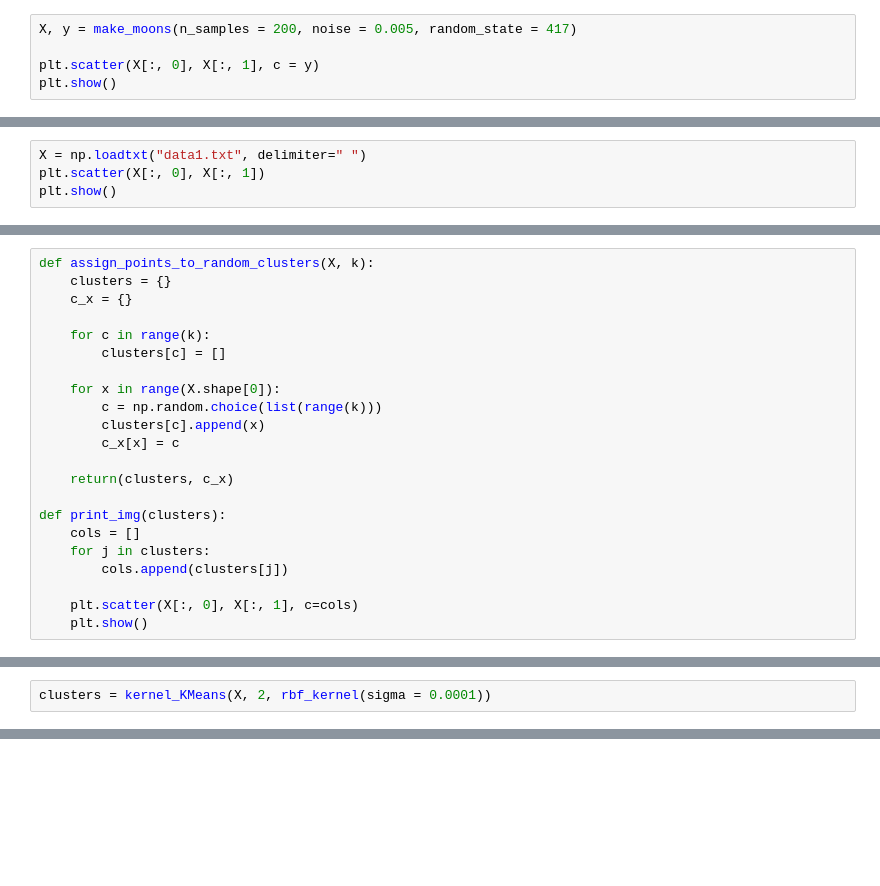
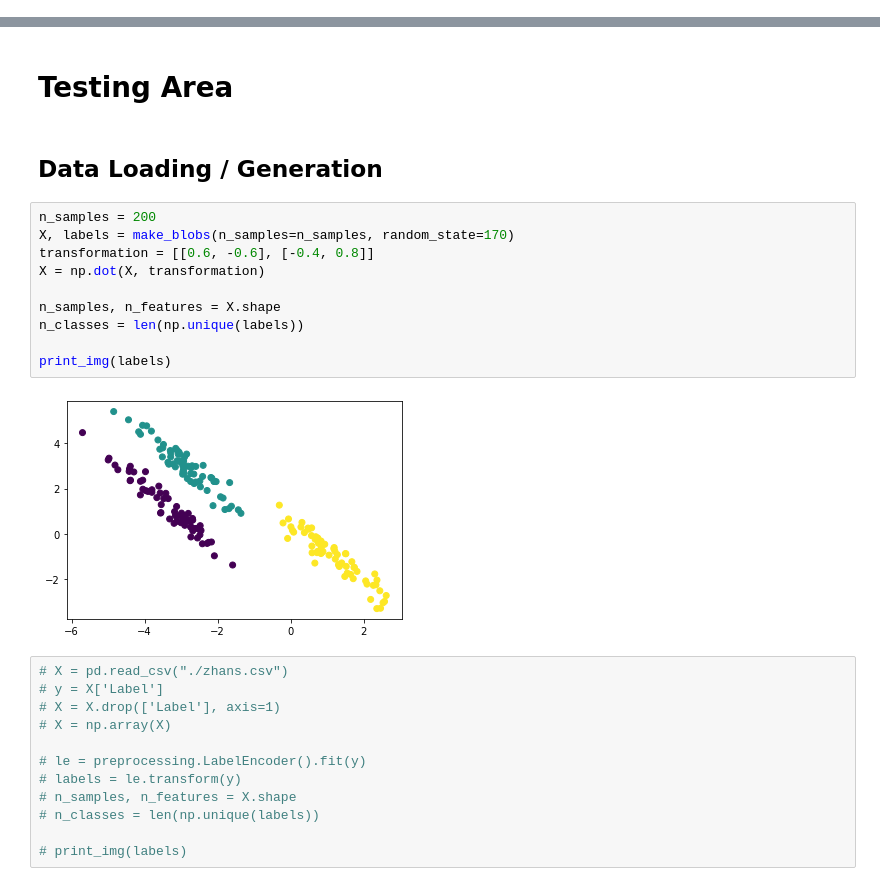
Before and after one commit to andreimardale/advanced_machine_learning_kernel_methods, a Jupyter notebook: Kernel K-Means.ipynb, the cells around one changed output, grey strips where cells are left out. Saved outputs shown, nothing was run; the diff lists cells and outputs as text; blank space fills up the shorter version.

```diff
--- a/Kernel K-Means.ipynb
+++ b/Kernel K-Means.ipynb
@@ -11,5 +18,0 @@ from math import inf
-# %%
-X, y = make_moons(n_samples = 200, noise = 0.005, random_state = 417)
-
-plt.scatter(X[:, 0], X[:, 1], c = y)
-plt.show()
@@ -18,4 +18,0 @@ plt.show()
-# %%
-X = np.loadtxt("data1.txt", delimiter=" ")
-plt.scatter(X[:, 0], X[:, 1])
-plt.show()
@@ -82,22 +18,0 @@ def get_gram_matrix(kernel, X):
-# %%
-def assign_points_to_random_clusters(X, k):
-    clusters = {}
-    c_x = {}
-
-    for c in range(k):
-        clusters[c] = []
-
-    for x in range(X.shape[0]):
-        c = np.random.choice(list(range(k)))
-        clusters[c].append(x)
-        c_x[x] = c
-
-    return(clusters, c_x)
-
-def print_img(clusters):
-    cols = []
-    for j in clusters:
-        cols.append(clusters[j])
-
-    plt.scatter(X[:, 0], X[:, 1], c=cols)
-    plt.show()
@@ -172,2 +18,0 @@ def kernel_KMeans(X, k, kernel):
-# %%
-clusters = kernel_KMeans(X, 2, rbf_kernel(sigma = 0.0001))
@@ -177,0 +253,28 @@ clusters = kernel_KMeans(X, 2, rbf_kernel(sigma = 0.0001))
+# %% [markdown]
+# Testing Area
+# %% [markdown]
+## Data Loading / Generation
+# %%
+n_samples = 200
+X, labels = make_blobs(n_samples=n_samples, random_state=170)
+transformation = [[0.6, -0.6], [-0.4, 0.8]]
+X = np.dot(X, transformation)
+
+n_samples, n_features = X.shape
+n_classes = len(np.unique(labels))
+
+print_img(labels)
+# %% [output]
+[figure, added]
+# %%
+# X = pd.read_csv("./zhans.csv")
+# y = X['Label']
+# X = X.drop(['Label'], axis=1)
+# X = np.array(X)
+
+# le = preprocessing.LabelEncoder().fit(y)
+# labels = le.transform(y)
+# n_samples, n_features = X.shape
+# n_classes = len(np.unique(labels))
+
+# print_img(labels)
```
Also changed, not shown: parts of 21 cells of this notebook, 1 other file.
